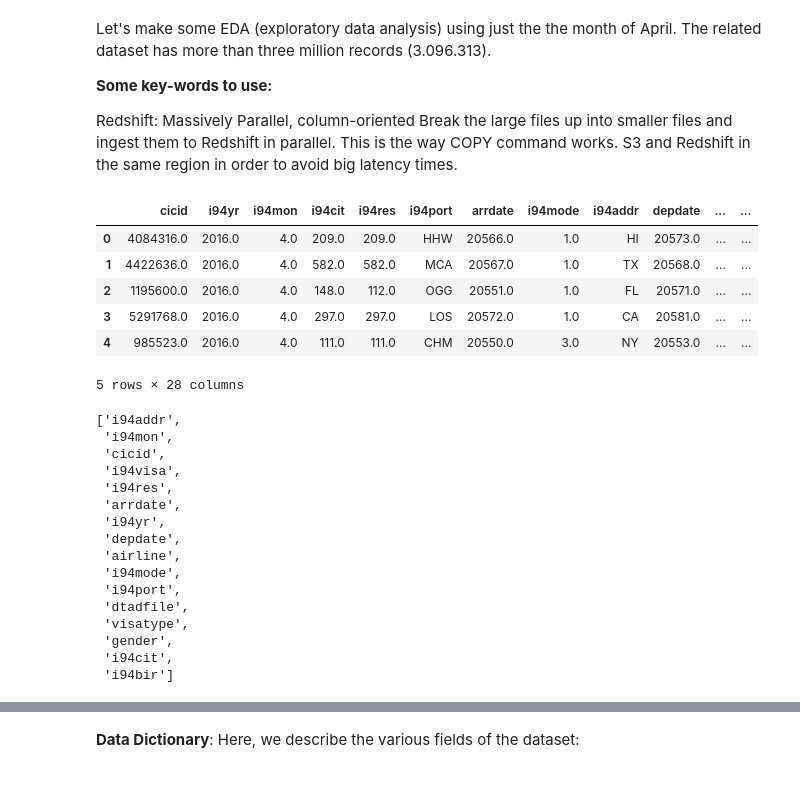
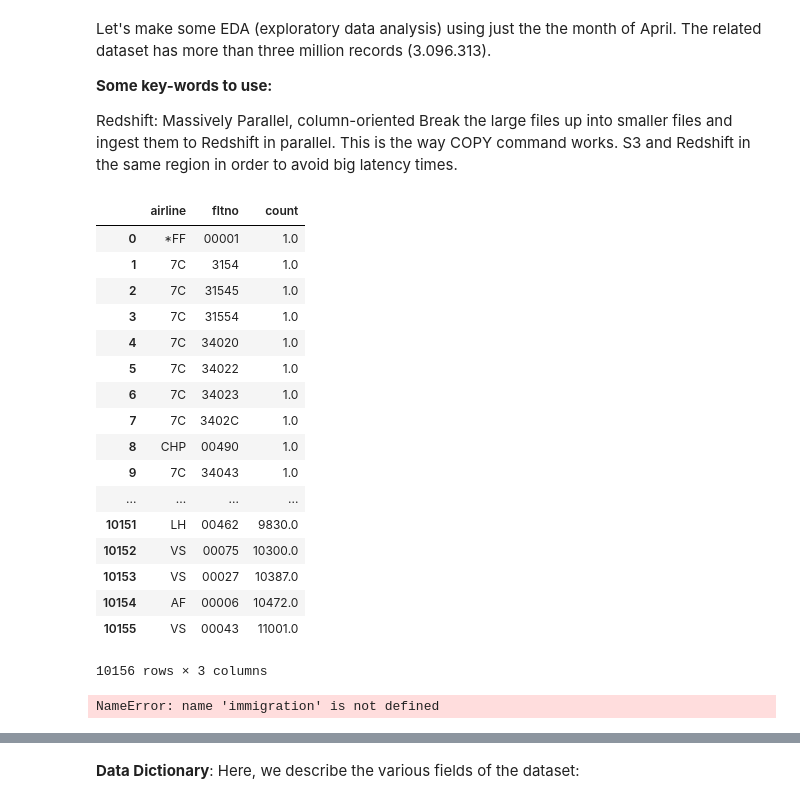
Before and after one commit to fpcarneiro/data-engineer-project, a Jupyter notebook: Capstone Project Template.ipynb, the cells around one changed output, grey strips where cells are left out. Cells and saved outputs as stored; diff of their text form; code cells hidden in the pictures.

```diff
--- a/Capstone Project Template.ipynb
+++ b/Capstone Project Template.ipynb
@@ -55,35 +55,31 @@ from datetime import datetime
 
 from helper.util import convert_sas_date, convert_integer
 # %%
-#immigration_fname = '../../data/18-83510-I94-Data-2016/i94_apr16_sub.sas7bdat'
-#immigration = pd.read_sas(immigration_fname, 'sas7bdat', encoding="ISO-8859-1")
-immigration = pd.read_csv("immigration_data_sample.csv").drop("Unnamed: 0", axis=1)
+immigration_fname = '../../data/18-83510-I94-Data-2016/i94_apr16_sub.sas7bdat'
+immigration = pd.read_sas(immigration_fname, 'sas7bdat', encoding="ISO-8859-1")
+#immigration = pd.read_csv("immigration_data_sample.csv").drop("Unnamed: 0", axis=1)
+# %%
+immigration[immigration.i94mode == 1].groupby(["airline", "fltno"])["count"].sum(dropna=False).sort_values(ascending = True).reset_index()
+# %% [output]
+|  | airline | fltno | count |
+| 0 | *FF | 00001 | 1.0 |
+| 1 | 7C | 3154 | 1.0 |
+| 2 | 7C | 31545 | 1.0 |
+| 3 | 7C | 31554 | 1.0 |
+| 4 | 7C | 34020 | 1.0 |
+| 5 | 7C | 34022 | 1.0 |
+| 6 | 7C | 34023 | 1.0 |
+| 7 | 7C | 3402C | 1.0 |
+| 8 | CHP | 00490 | 1.0 |
+| 9 | 7C | 34043 | 1.0 |
+| ... | ... | ... | ... |
+| 10151 | LH | 00462 | 9830.0 |
+| 10152 | VS | 00075 | 10300.0 |
+| 10153 | VS | 00027 | 10387.0 |
+| 10154 | AF | 00006 | 10472.0 |
+| 10155 | VS | 00043 | 11001.0 |
+10156 rows × 3 columns
 # %%
 immigration.head()
 # %% [output]
-|  | cicid | i94yr | i94mon | i94cit | i94res | i94port | arrdate | i94mode | i94addr | depdate | ... | ... |
-| 0 | 4084316.0 | 2016.0 | 4.0 | 209.0 | 209.0 | HHW | 20566.0 | 1.0 | HI | 20573.0 | ... | ... |
-| 1 | 4422636.0 | 2016.0 | 4.0 | 582.0 | 582.0 | MCA | 20567.0 | 1.0 | TX | 20568.0 | ... | ... |
-| 2 | 1195600.0 | 2016.0 | 4.0 | 148.0 | 112.0 | OGG | 20551.0 | 1.0 | FL | 20571.0 | ... | ... |
-| 3 | 5291768.0 | 2016.0 | 4.0 | 297.0 | 297.0 | LOS | 20572.0 | 1.0 | CA | 20581.0 | ... | ... |
-| 4 | 985523.0 | 2016.0 | 4.0 | 111.0 | 111.0 | CHM | 20550.0 | 3.0 | NY | 20553.0 | ... | ... |
-5 rows × 28 columns
+NameError: name 'immigration' is not defined
-# %%
-list(set(immigration.columns) - set(["visapost", "occup", "entdepu", "insnum"]) - set(["count", "entdepa", "entdepd", "matflag", "dtaddto", "biryear", "fltno", "admnum"]))
-# %% [output]
-['i94addr',
- 'i94mon',
- 'cicid',
- 'i94visa',
- 'i94res',
- 'arrdate',
- 'i94yr',
- 'depdate',
- 'airline',
- 'i94mode',
- 'i94port',
- 'dtadfile',
- 'visatype',
- 'gender',
- 'i94cit',
- 'i94bir']
```
Also changed, not shown: parts of 16 cells of this notebook, 1 other file.
